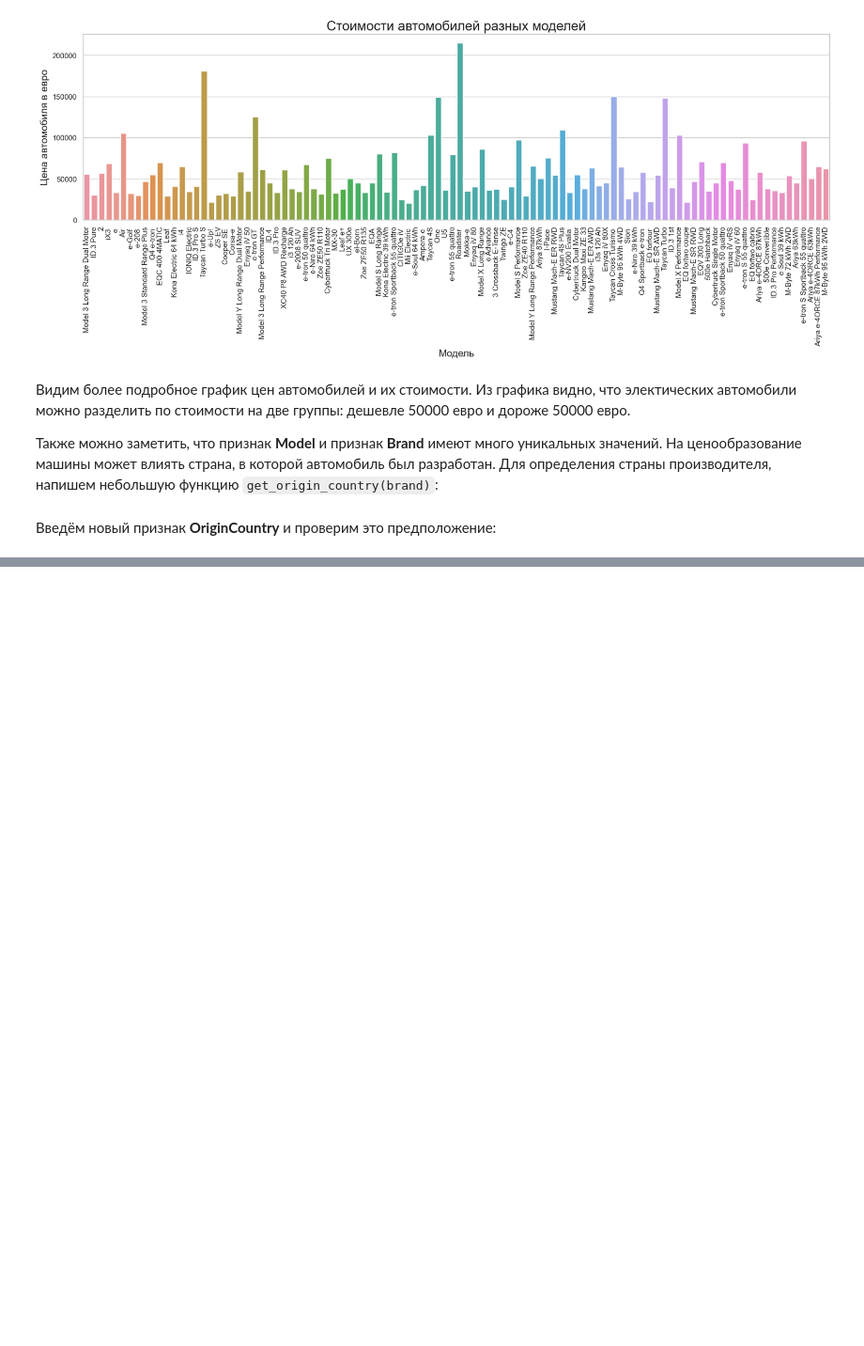
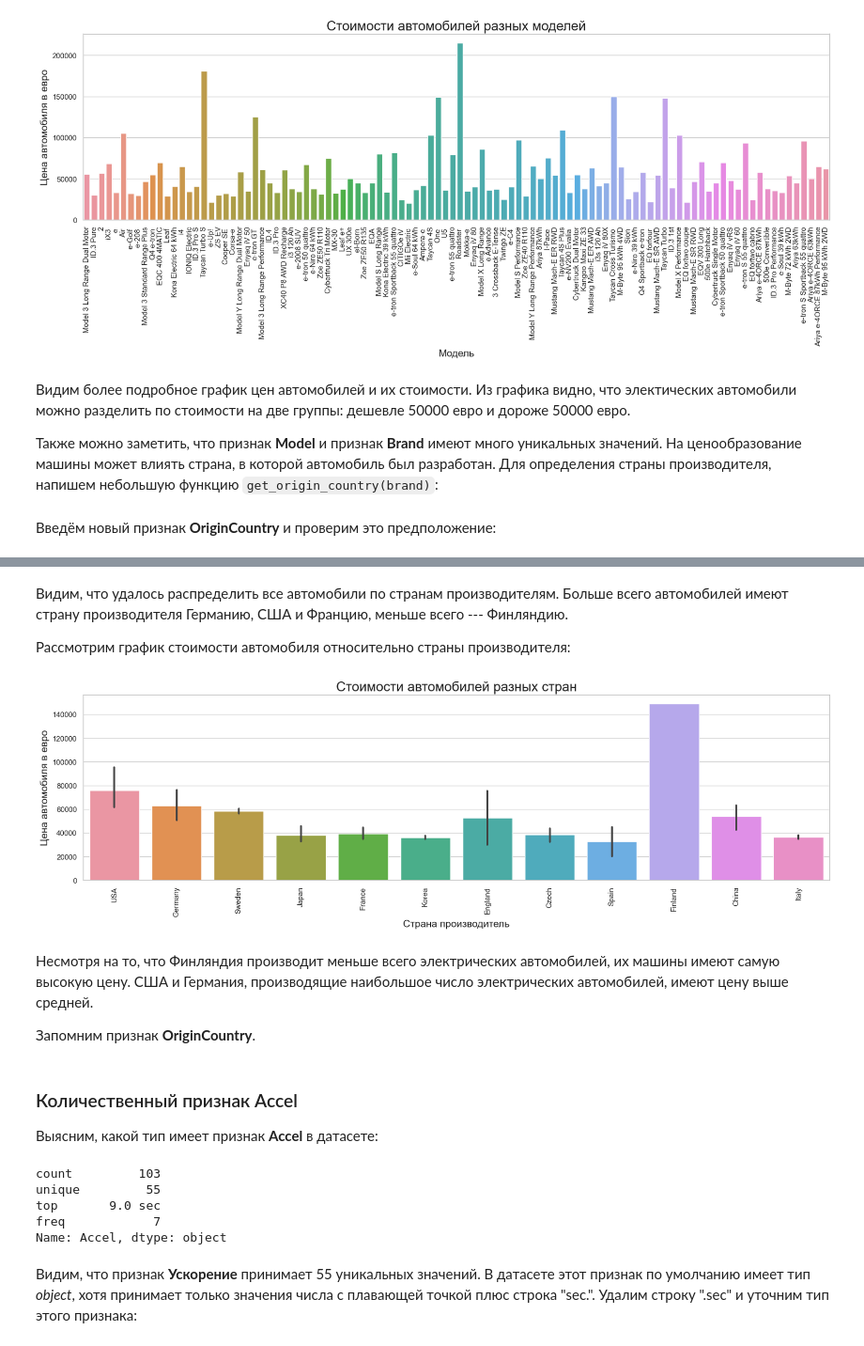
Before and after one commit to daniil-steperev/-SPBU-Machine-Learning-Homework, a Jupyter notebook: [Task1] LinearRegression/LinearRegression.ipynb, the cells around one changed output, grey strips where cells are left out. Shown at 94% size. Drawn from its saved outputs; the diff is of its cells as text; code cells hidden in the pictures; blank space fills up the shorter version.

Commit message:
FIxed function setting up OriginCoutry, added OriginCountry, Acceleration and Top Speed columns analysis

```diff
--- a/[Task1] LinearRegression/LinearRegression.ipynb
+++ b/[Task1] LinearRegression/LinearRegression.ipynb
@@ -224,0 +255,33 @@ KeyError: 'FullName'
+# %% [markdown]
+Видим, что удалось распределить все автомобили по странам производителям. Больше всего автомобилей имеют страну производителя Германию, США и Францию, меньше всего --- Финляндию.
+
+Рассмотрим график стоимости автомобиля относительно страны производителя:
+# %%
+plt.figure(figsize=(20,5))
+sns.set_theme(style="whitegrid")
+sns.barplot(x = "OriginCountry", y = "PriceEuro", data = df)
+plt.title('Стоимости автомобилей разных стран', fontsize = 20)
+plt.ylabel('Цена автомобиля в евро', fontsize= 15)
+plt.xlabel('Страна производитель', fontsize= 15)
+plt.xticks(rotation = 90)
+plt.show()
+# %% [output]
+[figure, added]
+# %% [markdown]
+Несмотря на то, что Финляндия производит меньше всего электрических автомобилей, их машины имеют самую высокую цену. США и Германия, производящие наибольшое число электрических автомобилей, имеют цену выше средней.
+
+Запомним признак **OriginCountry**.
+# %% [markdown]
+### Количественный признак Accel
+
+Выясним, какой тип имеет признак **Accel** в датасете:
+# %%
+df['Accel'].describe()
+# %% [output]
+count         103
+unique         55
+top       9.0 sec
+freq            7
+Name: Accel, dtype: object
+# %% [markdown]
+Видим, что признак **Ускорение** принимает 55 уникальных значений. В датасете этот признак по умолчанию имеет тип *object*, хотя принимает только значения числа с плавающей точкой плюс строка "sec.". Удалим строку ".sec" и уточним тип этого признака:
```
Also changed, not shown: parts of 31 cells of this notebook.
